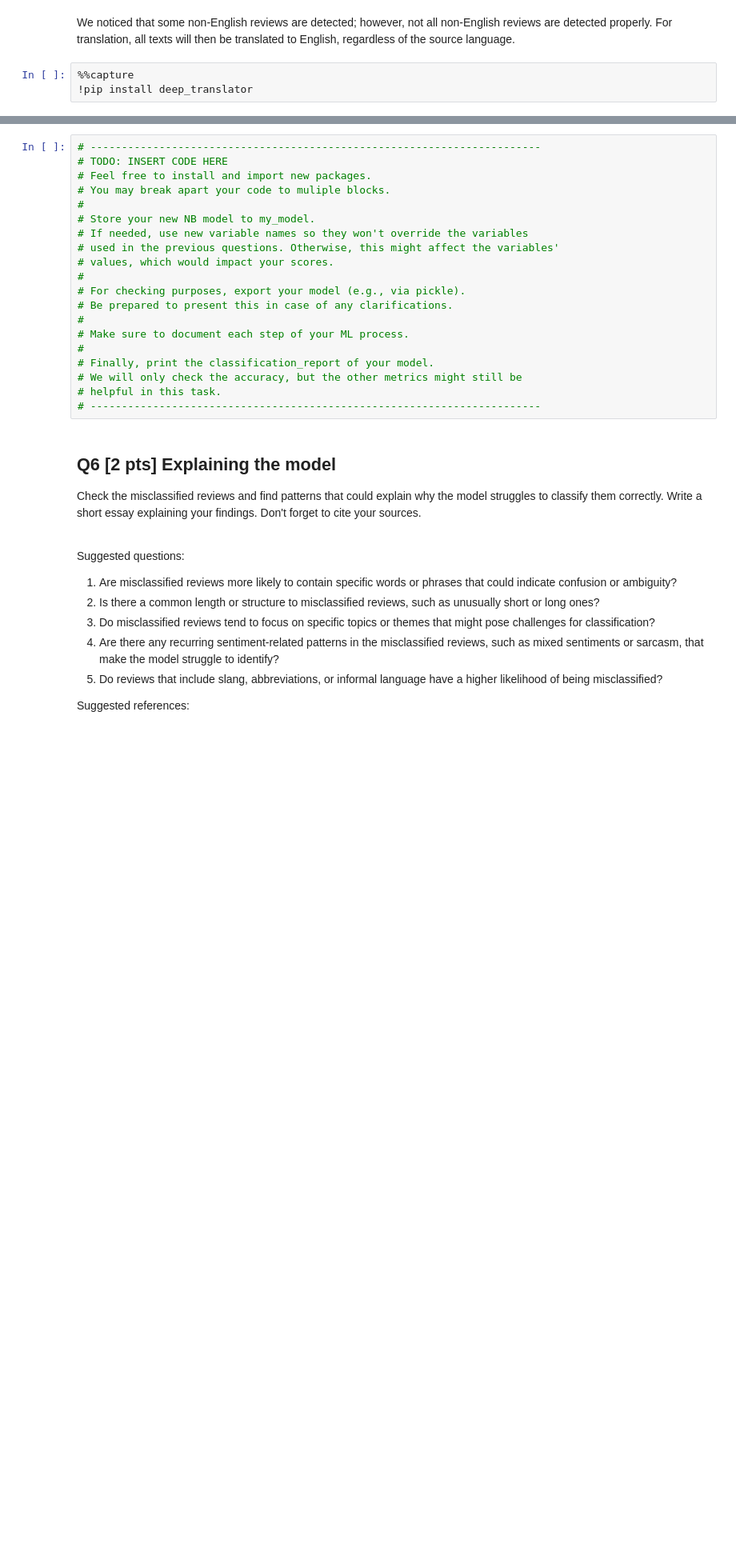
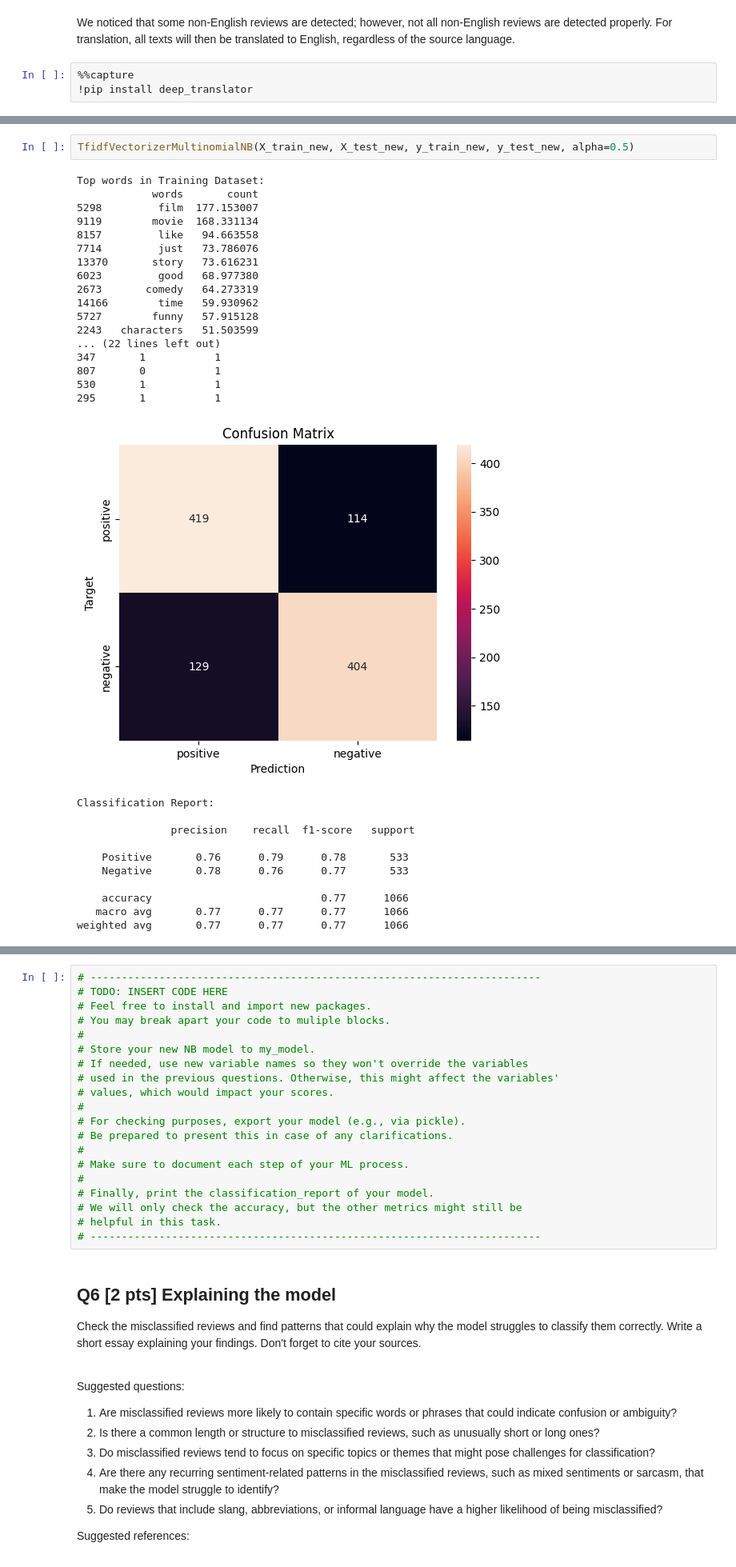
Before and after one commit to gabosantos/2324CS280UPD, a Jupyter notebook: CS_280_Lesson_1_Bayesian_Classifier.ipynb, the cells around one changed output, grey strips where cells are left out. Shown at 80% size. Cells and saved outputs as stored; diff of their text form; blank space fills up the shorter version.

```diff
--- a/CS_280_Lesson_1_Bayesian_Classifier.ipynb
+++ b/CS_280_Lesson_1_Bayesian_Classifier.ipynb
@@ -670,0 +785,31 @@ df[df['lang'] != 'en']
+# %%
+TfidfVectorizerMultinomialNB(X_train_new, X_test_new, y_train_new, y_test_new, alpha=0.5)
+# %% [output]
+Top words in Training Dataset:
+            words       count
+5298         film  177.153007
+9119        movie  168.331134
+8157         like   94.663558
+7714         just   73.786076
+13370       story   73.616231
+6023         good   68.977380
+2673       comedy   64.273319
+14166        time   59.930962
+5727        funny   57.915128
+2243   characters   51.503599
+... (22 lines left out)
+347       1           1
+807       0           1
+530       1           1
+295       1           1
+[figure, added]
+Classification Report:
+
+               precision    recall  f1-score   support
+
+    Positive       0.76      0.79      0.78       533
+    Negative       0.78      0.76      0.77       533
+
+    accuracy                           0.77      1066
+   macro avg       0.77      0.77      0.77      1066
+weighted avg       0.77      0.77      0.77      1066
```
Also changed, not shown: parts of 20 cells of this notebook.
